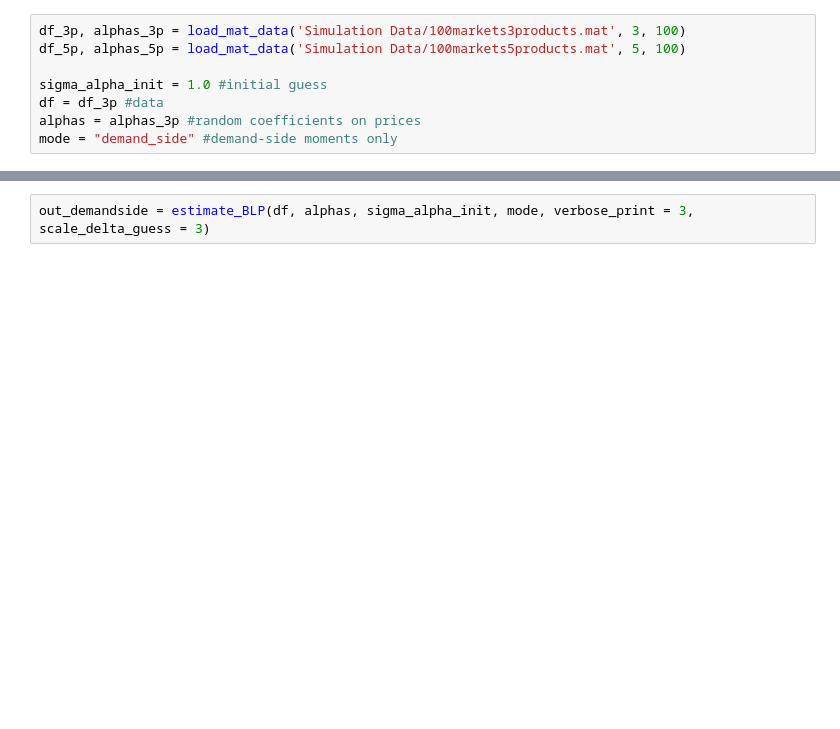
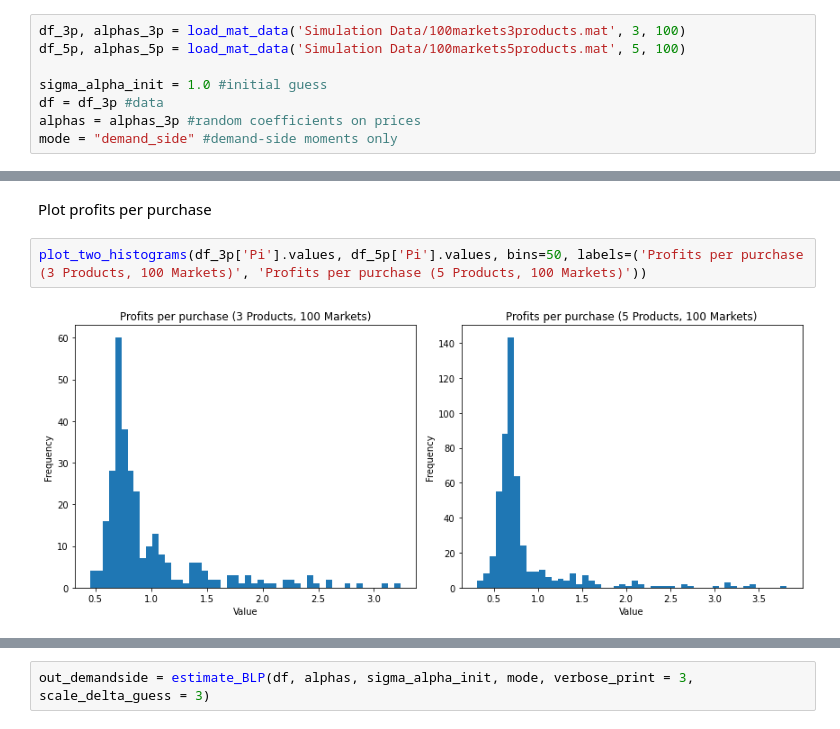
Before and after one commit to RussellMiles310/IO-Problem-Sets, a Jupyter notebook: PS4_submission/run_main.ipynb, the cells around one changed output, grey strips where cells are left out. Cells and saved outputs as stored; diff of their text form; blank space fills up the shorter version.

```diff
--- a/PS4_submission/run_main.ipynb
+++ b/PS4_submission/run_main.ipynb
@@ -16,0 +43,6 @@ mode = "demand_side" #demand-side moments only
+# %% [markdown]
+Plot profits per purchase
+# %%
+plot_two_histograms(df_3p['Pi'].values, df_5p['Pi'].values, bins=50, labels=('Profits per purchase (3 Products, 100 Markets)', 'Profits per purchase (5 Products, 100 Markets)'))
+# %% [output]
+[figure, added]
```
Also changed, not shown: parts of 16 cells of this notebook, 1 other file.
